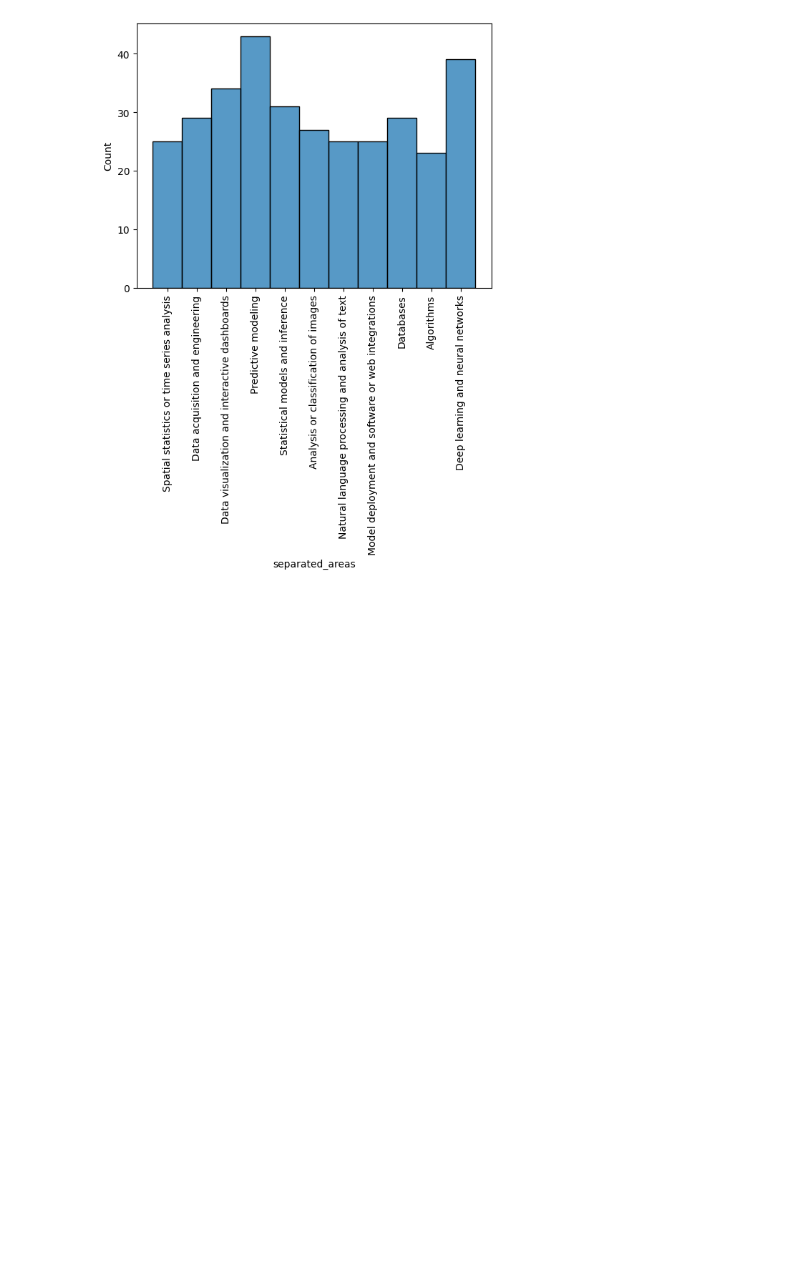
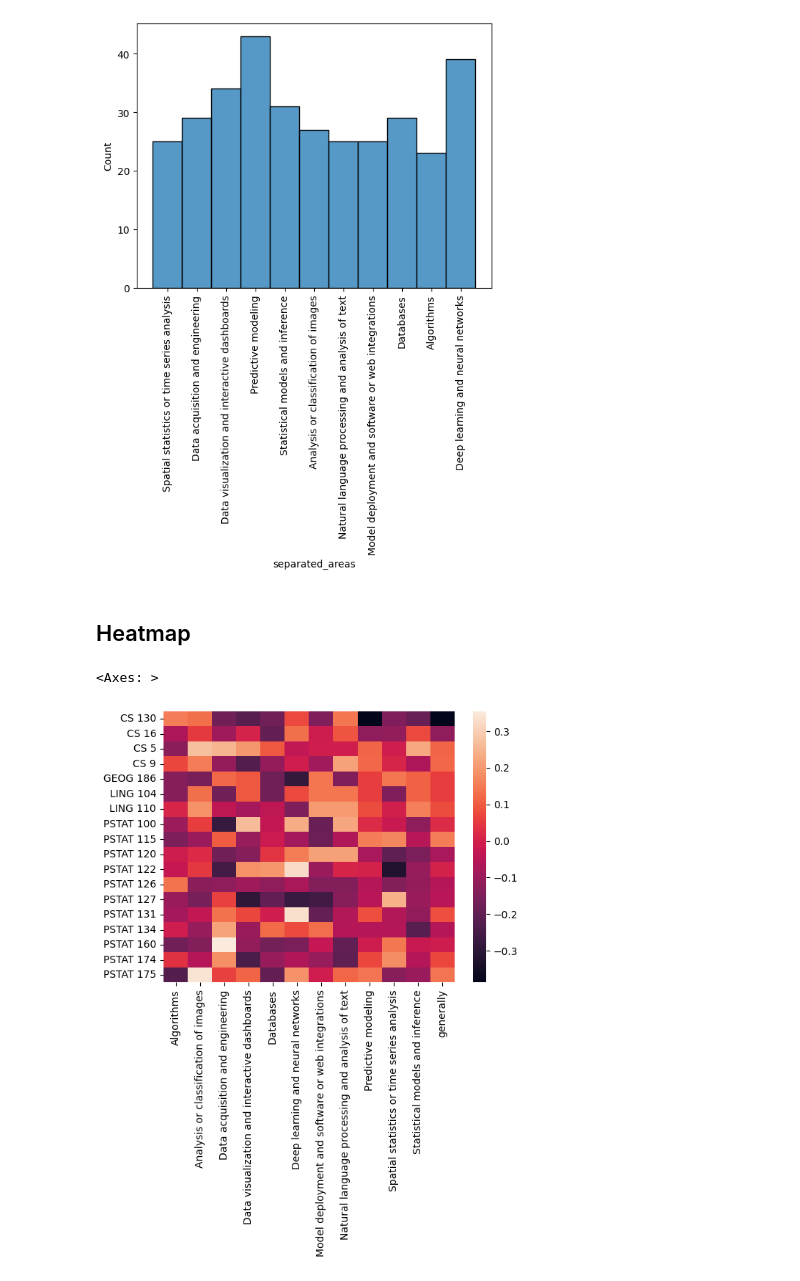
Before and after one commit to pstat-197a-fall2026/module0-class-survey-team11, a Jupyter notebook: scripts/scratchwork-sid.ipynb, the cells around one changed output. Drawn from its saved outputs; the diff is of its cells as text; code cells hidden in the pictures; blank space fills up the shorter version.

```diff
--- a/scripts/scratchwork-sid.ipynb
+++ b/scripts/scratchwork-sid.ipynb
@@ -52,3 +52,20 @@ sns.histplot(cleaned_interest_df, x='separated_areas');
 plt.xticks(rotation=90);
 # %% [output]
 [figure]
+# %% [markdown]
+## Heatmap
+# %%
+from posixpath import sep
+merged_df = pd.merge(background_data, interest_data, on='response_id')
+merged_df = merged_df.drop(columns=['separated_courses', 'separated_areas'])
+dummy_courses = merged_df['courses'].str.get_dummies(sep=', ')
+dummy_areas = merged_df['areas'].str.get_dummies(sep=', ')
+dummy_table = pd.concat([dummy_courses, dummy_areas], axis=1)
+correlation = dummy_table.corr()
+
+courses_area_corr = correlation.loc[dummy_courses.columns, dummy_areas.columns]
+
+sns.heatmap(courses_area_corr)
+# %% [output]
+<Axes: >
+[figure, added]
```
Also changed, not shown: parts of 1 cell of this notebook.
